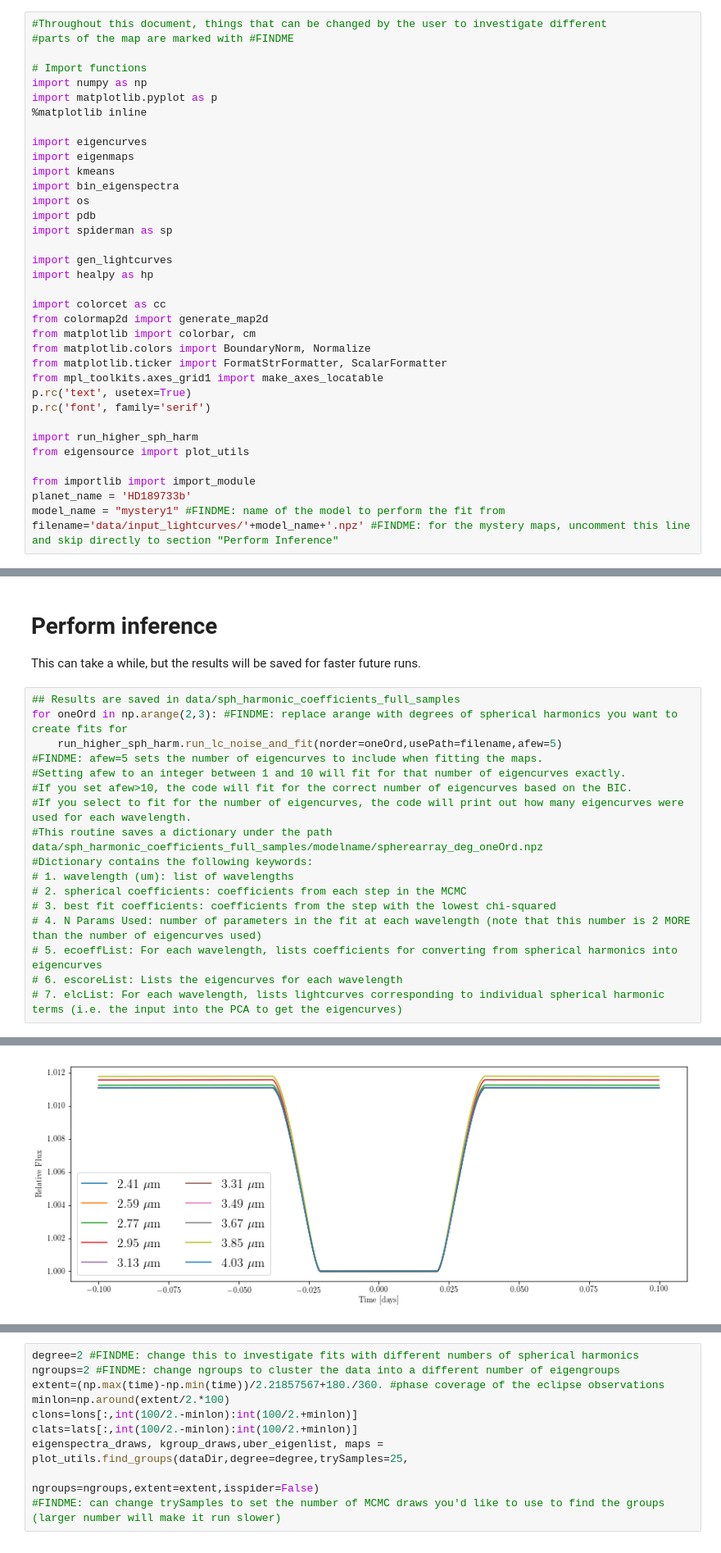
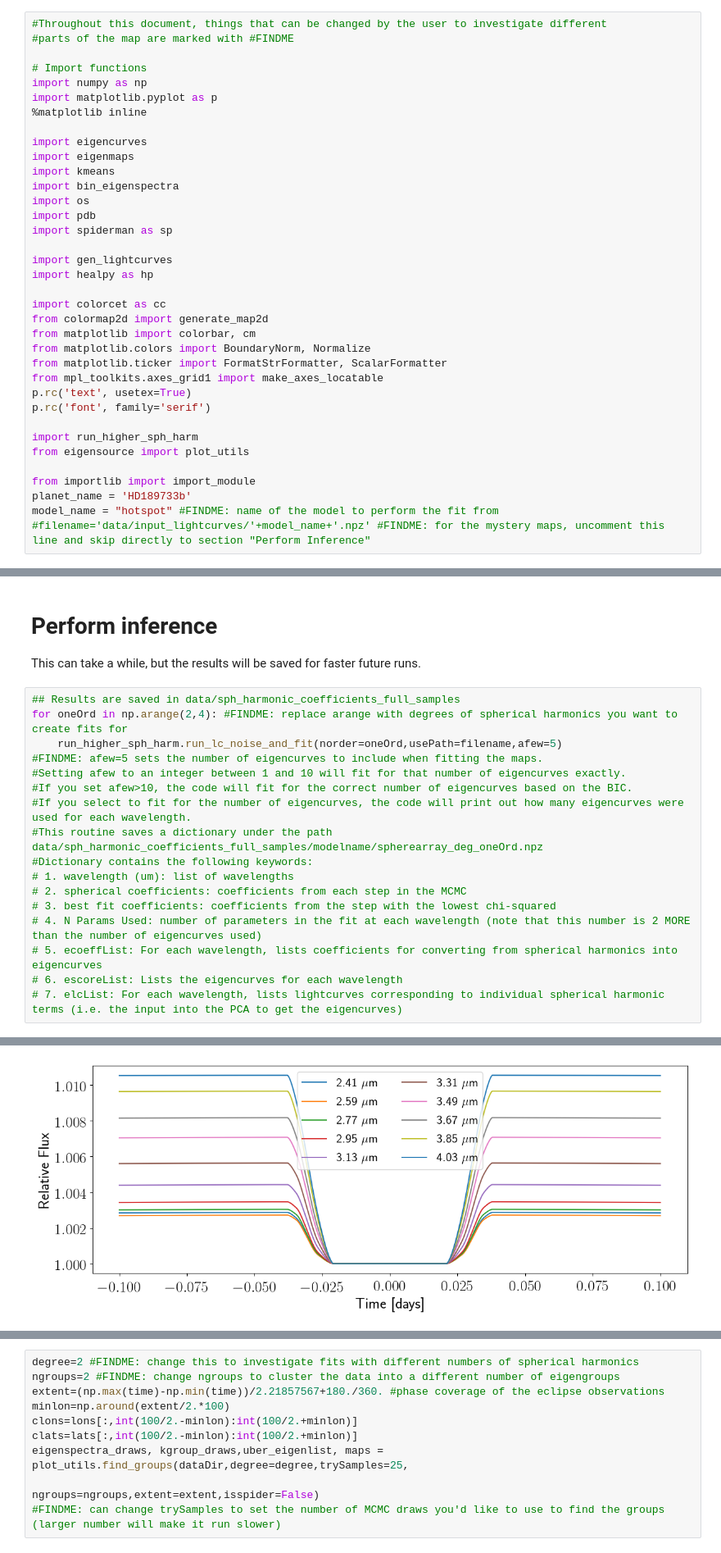
Before and after one commit to multidworlds/eigenspectra, a Jupyter notebook: master_rerun_hotspot_for_paper.ipynb, the cells around one changed output, grey strips where cells are left out. Shown at 82% size. Saved outputs shown, nothing was run; the diff lists cells and outputs as text.

```diff
--- a/master_rerun_hotspot_for_paper.ipynb
+++ b/master_rerun_hotspot_for_paper.ipynb
@@ -32,6 +32,6 @@ from eigensource import plot_utils
 
 from importlib import import_module
 planet_name = 'HD189733b'
-model_name = "mystery1" #FINDME: name of the model to perform the fit from
-filename='data/input_lightcurves/'+model_name+'.npz' #FINDME: for the mystery maps, uncomment this line and skip directly to section "Perform Inference"
+model_name = "hotspot" #FINDME: name of the model to perform the fit from
+#filename='data/input_lightcurves/'+model_name+'.npz' #FINDME: for the mystery maps, uncomment this line and skip directly to section "Perform Inference"
 # %% [output]
@@ -93,7 +92,7 @@ np.savez(filename,time=time,wl=lam,dwl=dlam,lightcurve=lcurves)
 This can take a while, but the results will be saved for faster future runs.
 # %%
 ## Results are saved in data/sph_harmonic_coefficients_full_samples
-for oneOrd in np.arange(2,3): #FINDME: replace arange with degrees of spherical harmonics you want to create fits for
+for oneOrd in np.arange(2,4): #FINDME: replace arange with degrees of spherical harmonics you want to create fits for
     run_higher_sph_harm.run_lc_noise_and_fit(norder=oneOrd,usePath=filename,afew=5)
 #FINDME: afew=5 sets the number of eigencurves to include when fitting the maps.
 #Setting afew to an integer between 1 and 10 will fit for that number of eigencurves exactly.
@@ -125,4 +125,4 @@ Running MCMC at 4.030000000000001 um
-[figure, old version]
+[figure, new version]
 # %%
 dataDir='data/sph_harmonic_coefficients_full_samples/'+model_name+'/'
 waves, lats, lons = plot_utils.get_map_and_plot(waveInd=8,degree=2,dataDir=dataDir,isspider=False)
```
Also changed, not shown: parts of 15 cells of this notebook.
